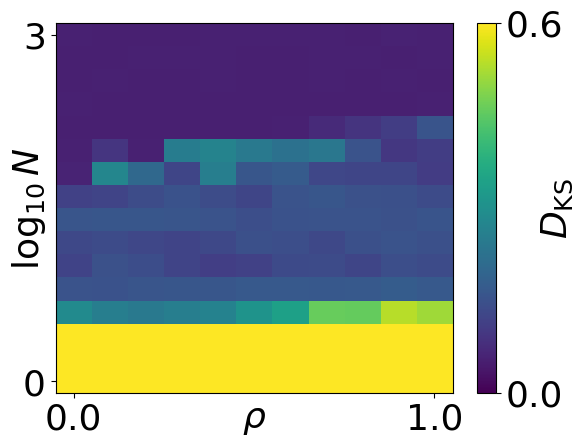
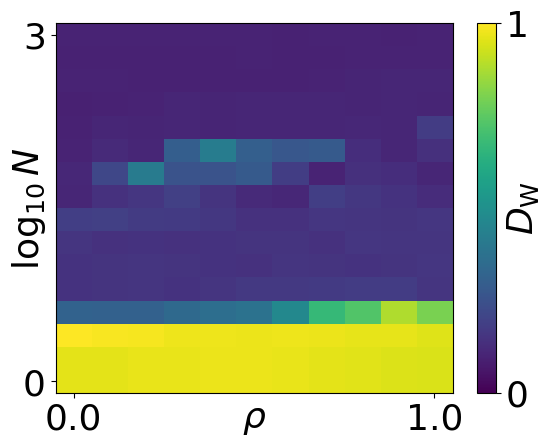
Unified diff of the notebook cell whose output changed from the first chart to the second:
--- before
+++ after
@@ -1,12 +1,12 @@
 im = distmtx
 plt.figure()
-img = plt.imshow(im, aspect='auto',vmin=0,vmax=.6)
+img = plt.imshow(im, aspect='auto',vmin=0,vmax=1.)
 cbar = plt.colorbar(img)
 
 # --- Customize colorbar ticks ---
-cbar.set_ticks([0, .6])             # set custom tick positions
+cbar.set_ticks([0, 1.])             # set custom tick positions
 
 # --- Move colorbar label ---
-cbar.set_label('$D_\mathrm{KS}$', labelpad=-17)   # adjust padding
+cbar.set_label('$D_\mathrm{W}$', labelpad=-17)   # adjust padding
 
 plt.ylabel('$\log_{10} N$', labelpad=-18)

Commit: figure notebooks changed